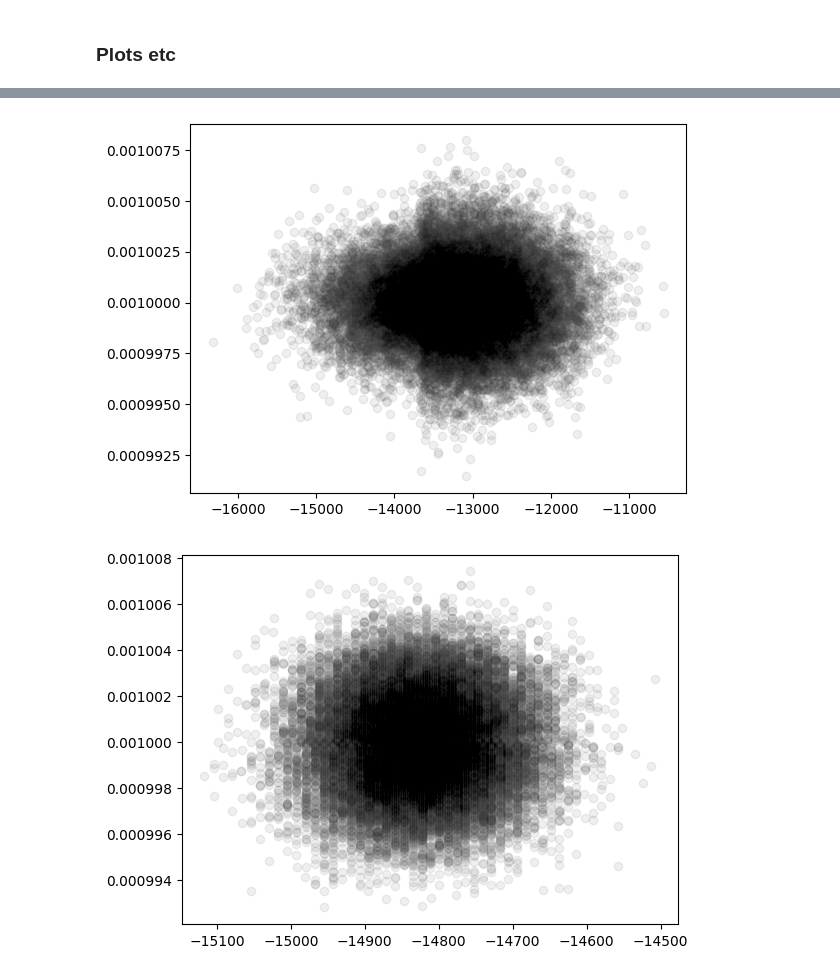
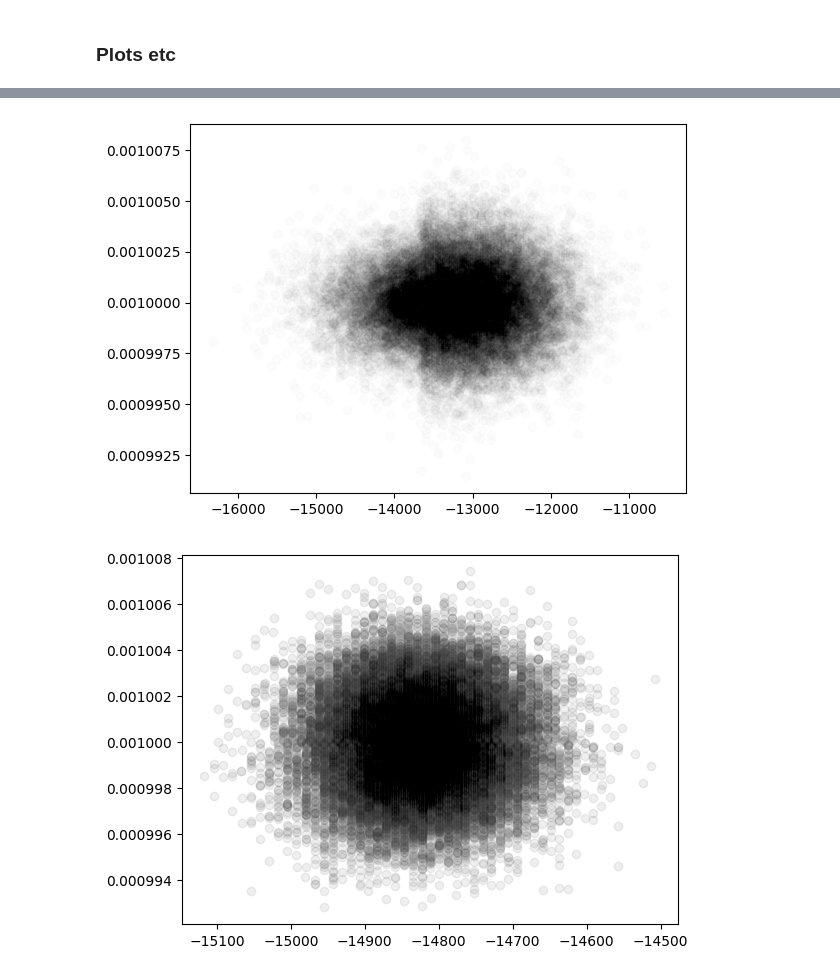
Before and after one commit to EleutherAI/basin-volume, a Jupyter notebook: basin_precondition.ipynb, the cells around one changed output, grey strips where cells are left out. Cells and saved outputs as stored; diff of their text form; code cells hidden in the pictures.

```diff
--- a/basin_precondition.ipynb
+++ b/basin_precondition.ipynb
@@ -33,6 +33,8 @@ reload(mlp)
 # Defns
 # %% [markdown]
 ## Training
+# %%
+norm = jnp.linalg.norm
 # %%
 def make_split(X, Y, splits: list[int], key: jax.random.PRNGKey) -> list[tuple[jnp.ndarray, jnp.ndarray]]:
     if splits[-1] == -1:
@@ -546,7 +551,7 @@ def logvol_estimate_sphere(params, fn, key, preconditioner):
 # %%
 def check_preconditioner(preconditioner, rhat):
     logdet = logrectdet(preconditioner)
-    assert jnp.abs(logdet) < 0.1, f"logrectdet(preconditioner) = {logdet}"
+    assert jnp.abs(logdet) < 1.0, f"logrectdet(preconditioner) = {logdet}"
     maxradial = jnp.max(jnp.abs(rhat @ preconditioner))
     assert maxradial < 1e-3, f"max(abs(rhat @ preconditioner)) = {maxradial}"
 # %%
@@ -853,9 +1020,9 @@ results_v = get_estimates_sphere_vectorized(3000)
 results_v = get_estimates_sphere_vectorized(30_000)
 # %%
 estimates, props, mults, deltas = results_v
-plt.scatter(estimates, deltas, alpha=0.1, color='grey')
 plt.scatter(estimates, deltas, alpha=0.01, color='k')
+#plt.scatter(estimates, deltas, alpha=0.003, color='k')
 plt.show()
 # %% [output]
-[figure, old version]
+[figure, new version]
 # %%
```
Also changed, not shown: parts of 27 cells of this notebook.
